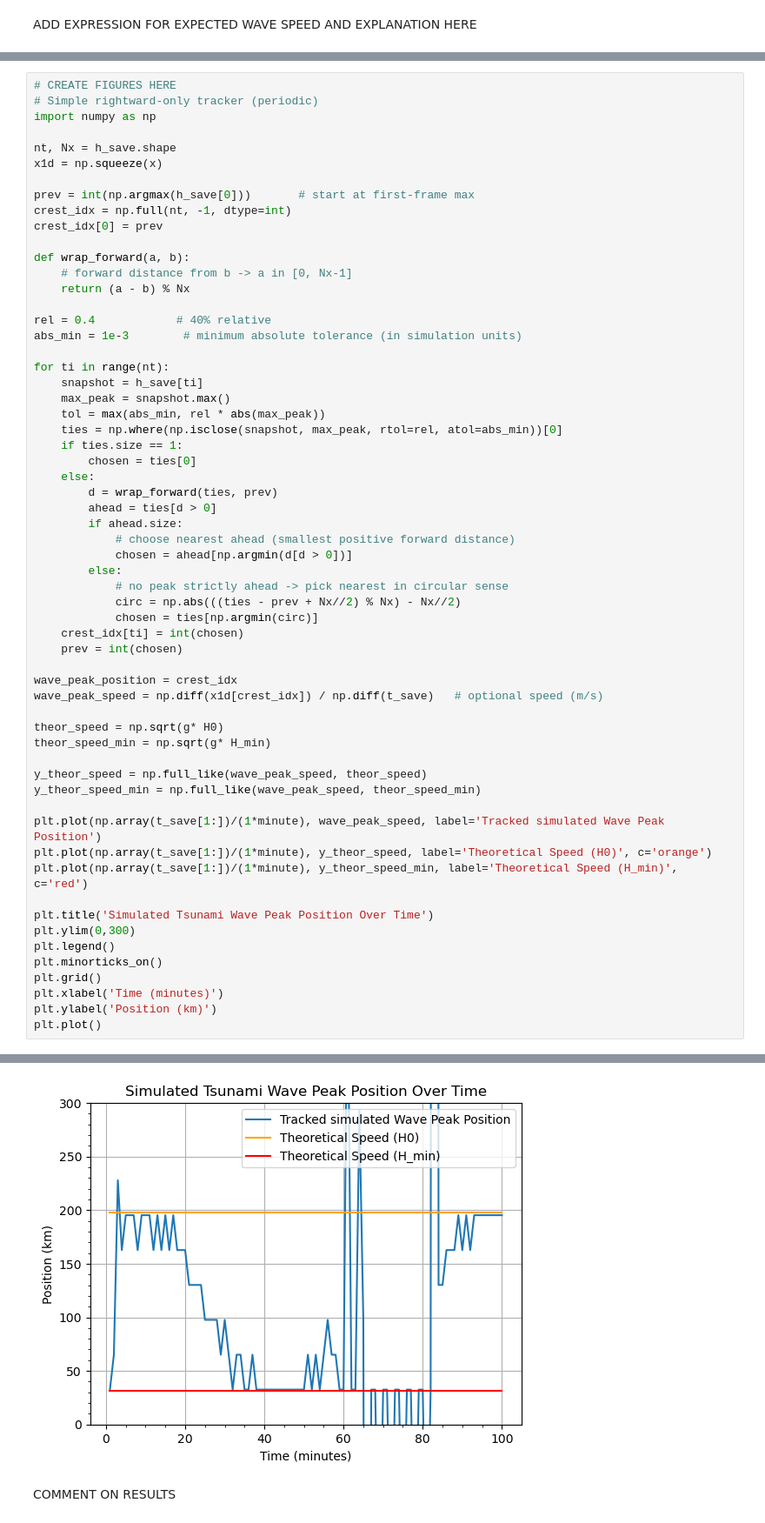
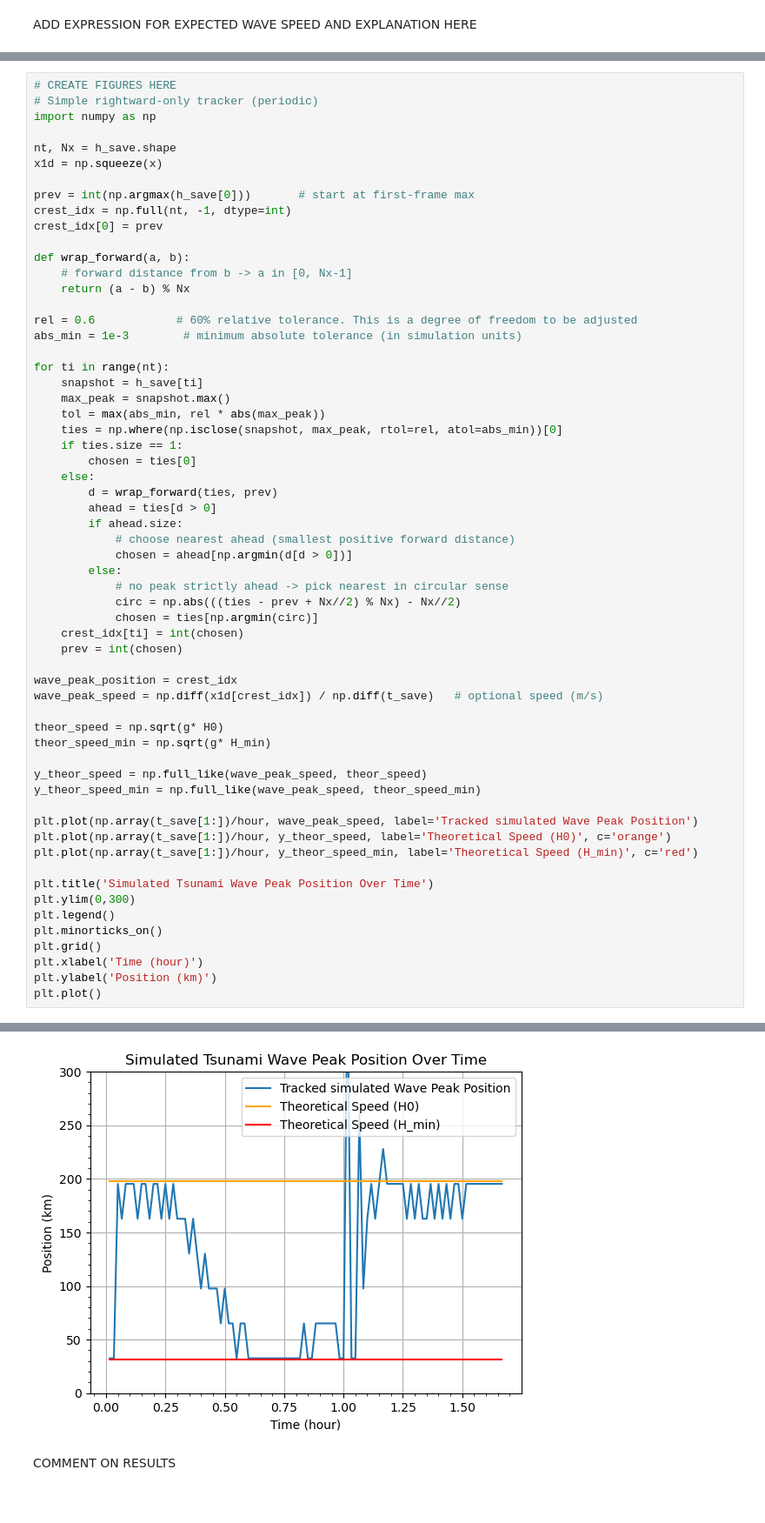
Before and after one commit to Her0n24/QCES, a Jupyter notebook: Project3_tsunami.ipynb, the cells around one changed output, grey strips where cells are left out. Shown: that part at 87% size. Drawn from its saved outputs; the diff is of its cells as text.

```diff
--- a/Project3_tsunami.ipynb
+++ b/Project3_tsunami.ipynb
@@ -243,7 +265,7 @@ def wrap_forward(a, b):
     # forward distance from b -> a in [0, Nx-1]
     return (a - b) % Nx
 
-rel = 0.4            # 40% relative
+rel = 0.6            # 60% relative tolerance. This is a degree of freedom to be adjusted
 abs_min = 1e-3        # minimum absolute tolerance (in simulation units)
 
 for ti in range(nt):
@@ -258,37 +280,37 @@ for ti in range(nt):
         ahead = ties[d > 0]
         if ahead.size:
             # choose nearest ahead (smallest positive forward distance)
             chosen = ahead[np.argmin(d[d > 0])]
         else:
             # no peak strictly ahead -> pick nearest in circular sense
             circ = np.abs(((ties - prev + Nx//2) % Nx) - Nx//2)
             chosen = ties[np.argmin(circ)]
     crest_idx[ti] = int(chosen)
     prev = int(chosen)
 
 wave_peak_position = crest_idx
 wave_peak_speed = np.diff(x1d[crest_idx]) / np.diff(t_save)   # optional speed (m/s)
 
 theor_speed = np.sqrt(g* H0)
 theor_speed_min = np.sqrt(g* H_min)
 
 y_theor_speed = np.full_like(wave_peak_speed, theor_speed)
 y_theor_speed_min = np.full_like(wave_peak_speed, theor_speed_min)
 
-plt.plot(np.array(t_save[1:])/(1*minute), wave_peak_speed, label='Tracked simulated Wave Peak Position')
-plt.plot(np.array(t_save[1:])/(1*minute), y_theor_speed, label='Theoretical Speed (H0)', c='orange')
-plt.plot(np.array(t_save[1:])/(1*minute), y_theor_speed_min, label='Theoretical Speed (H_min)', c='red')
+plt.plot(np.array(t_save[1:])/hour, wave_peak_speed, label='Tracked simulated Wave Peak Position')
+plt.plot(np.array(t_save[1:])/hour, y_theor_speed, label='Theoretical Speed (H0)', c='orange')
+plt.plot(np.array(t_save[1:])/hour, y_theor_speed_min, label='Theoretical Speed (H_min)', c='red')
 
 plt.title('Simulated Tsunami Wave Peak Position Over Time')
 plt.ylim(0,300)
 plt.legend()
 plt.minorticks_on()
 plt.grid()
-plt.xlabel('Time (minutes)')
+plt.xlabel('Time (hour)')
 plt.ylabel('Position (km)')
 plt.plot()
 # %% [output]
 []
-[figure, old version]
+[figure, new version]
 # %% [markdown]
 COMMENT ON RESULTS
```
Also changed, not shown: parts of 3 cells of this notebook.
